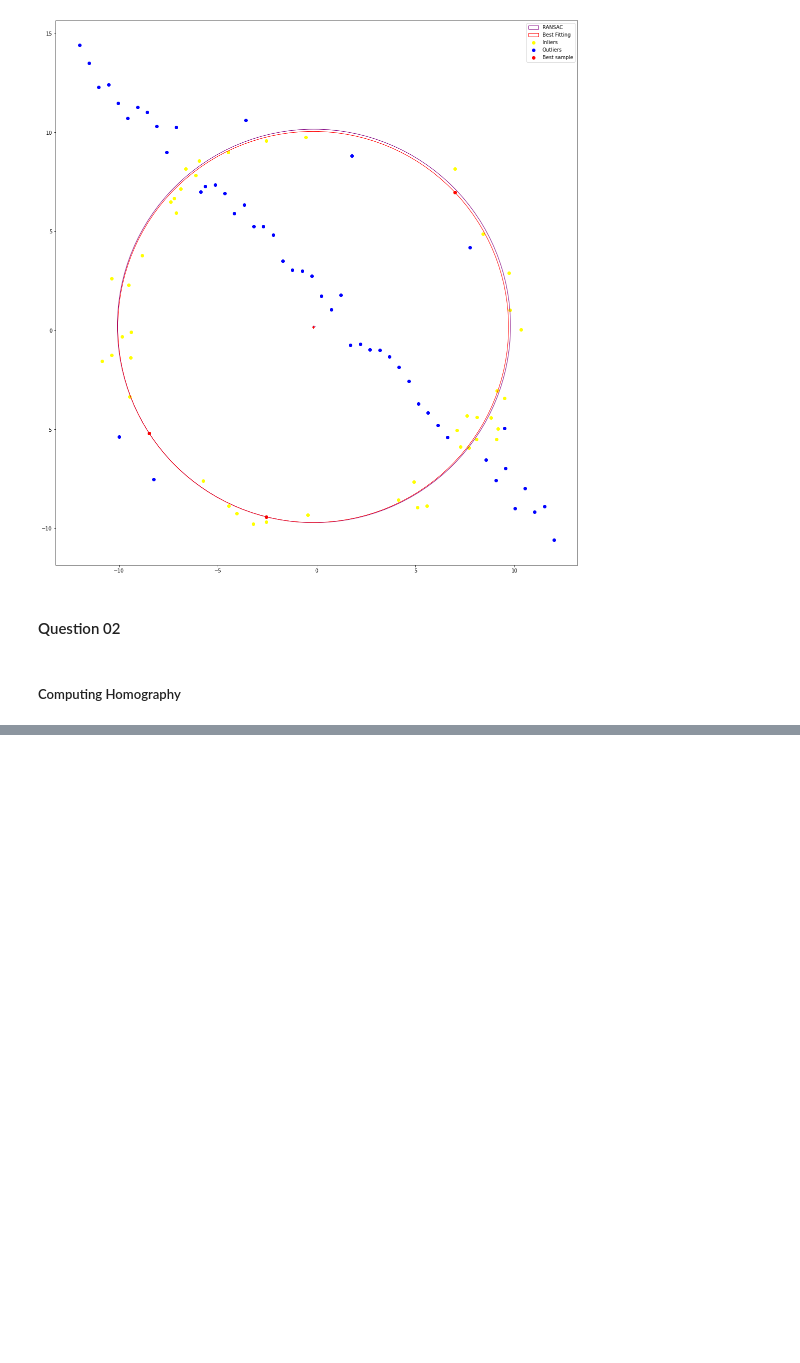
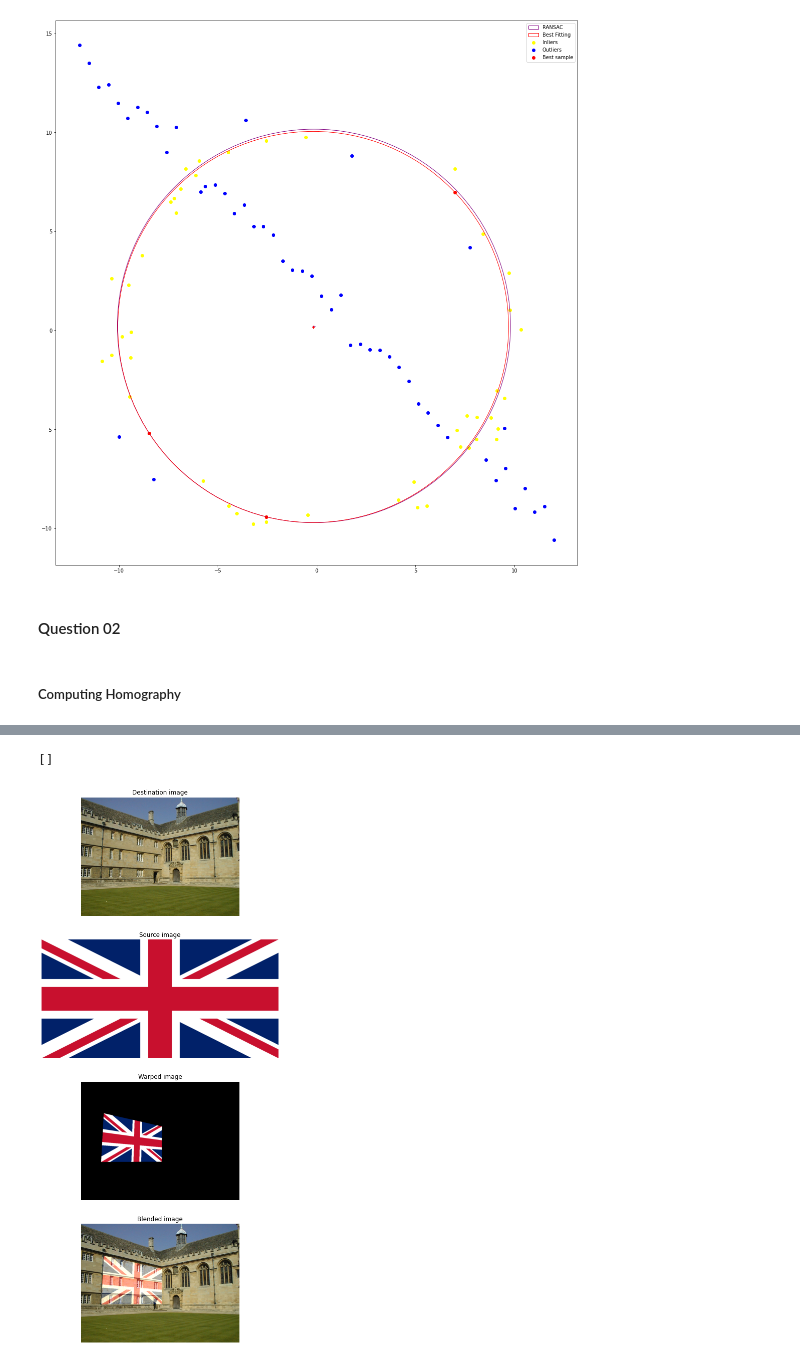
Before and after one commit to shivankapriyashan/EN2250-Fundamentals-of-Image-Processing-and-Machine-Vision, a Jupyter notebook: Assignment_02/190476V_a02.ipynb, the cells around one changed output, grey strips where cells are left out. Drawn from its saved outputs; the diff is of its cells as text; code cells hidden in the pictures; blank space fills up the shorter version.

Commit message:
Add more image pairs for Q2

```diff
--- a/Assignment_02/190476V_a02.ipynb
+++ b/Assignment_02/190476V_a02.ipynb
@@ -277,0 +185,5 @@ plt.show()
+# %%
+out1 = Homography('001.jpg','flag_uk.png',1,0.5)
+# %% [output]
+[]
+[figure, added]
```
Also changed, not shown: parts of 4 cells of this notebook.
